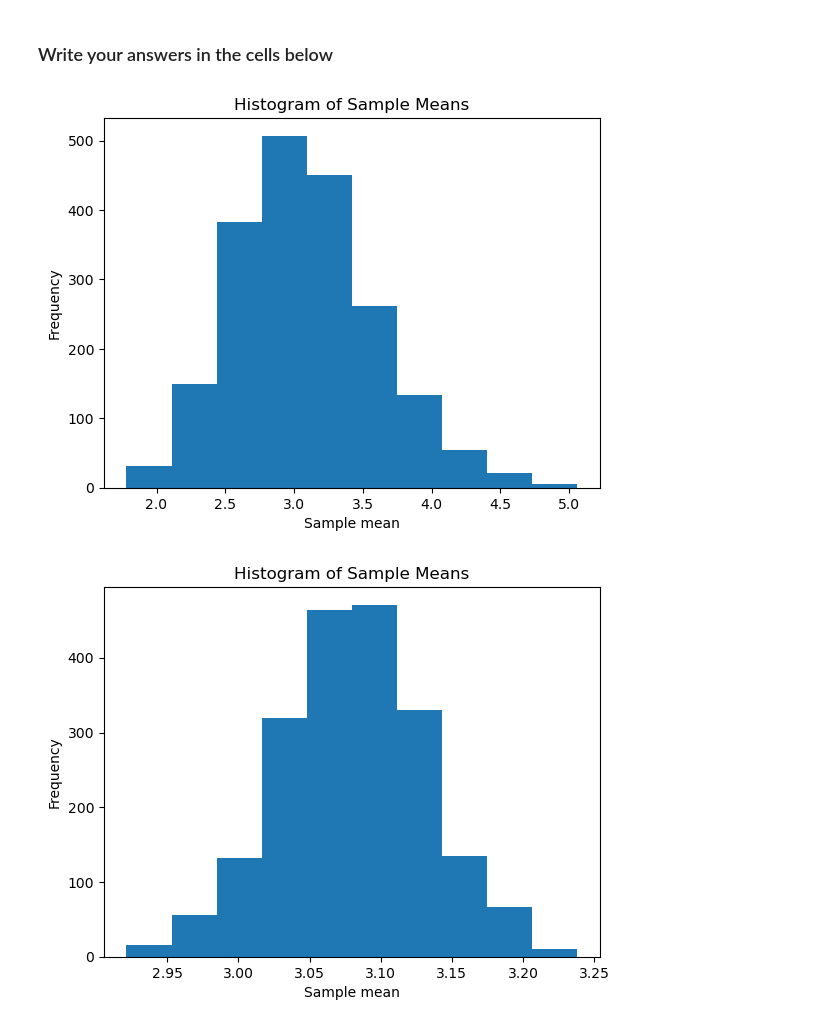
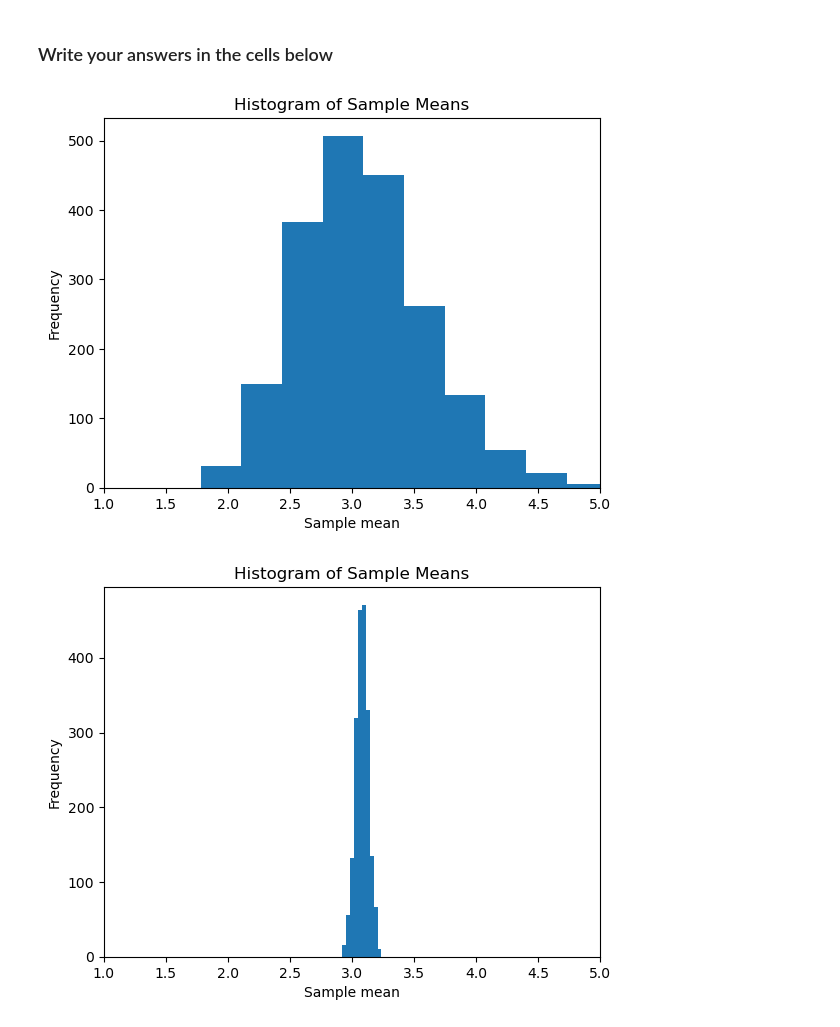
Before and after one commit to ryan-vdb/qtm151fall2025, a Jupyter notebook: Assignments/assignment_4/Assignment4.ipynb, the cells around one changed output. Drawn from its saved outputs; the diff is of its cells as text; code cells hidden in the pictures.

```diff
--- a/Assignments/assignment_4/Assignment4.ipynb
+++ b/Assignments/assignment_4/Assignment4.ipynb
@@ -167,28 +167,30 @@ plt.hist(sample_means)
 plt.xlabel("Sample mean")
 plt.ylabel("Frequency")
 plt.title(f"Histogram of Sample Means")
+plt.xlim(1,5)
 plt.show()
 # %% [output]
-[figure, old version]
+[figure, new version]
 # %%
 # Sample Size 1000
 
 np.random.seed(1234) # set the seed for reproducibility
 num_simulations = 2000
 
 sample_size = 1000
 sample_means =[]
 for i in range(num_simulations):
     samples = np.random.lognormal(mean=1, sigma=0.5, size=(sample_size))
     sample_means.append(np.mean(samples))
 
 plt.hist(sample_means)
 plt.xlabel("Sample mean")
 plt.ylabel("Frequency")
 plt.title(f"Histogram of Sample Means")
+plt.xlim(1, 5)
 plt.show()
 # %% [output]
-[figure, old version]
+[figure, new version]
 # %%
 # How does the sample size affect the distribution of the sample means?
 
```
